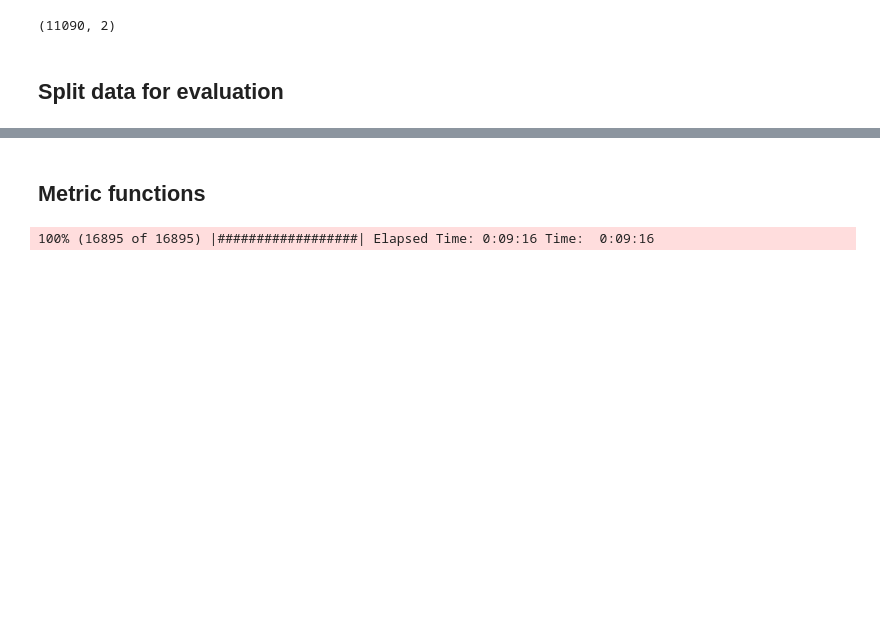
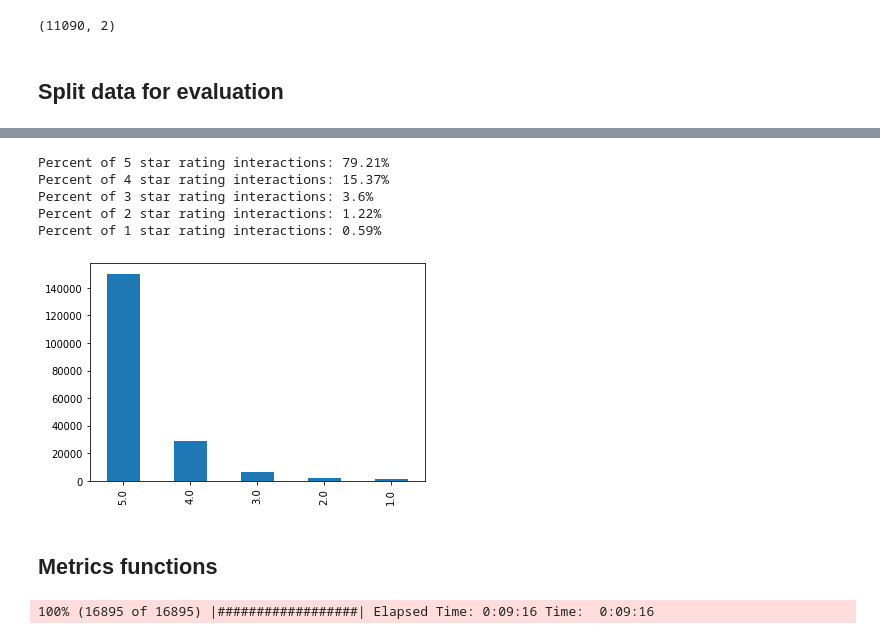
Before and after one commit to CaroHolt/WebMiningRecipeProject, a Jupyter notebook: code/Content Mining Overall.ipynb, the cells around one changed output, grey strips where cells are left out. Saved outputs shown, nothing was run; the diff lists cells and outputs as text; code cells hidden in the pictures; blank space fills up the shorter version.

```diff
--- a/code/Content Mining Overall.ipynb
+++ b/code/Content Mining Overall.ipynb
@@ -292,0 +330,9 @@ def get_fixed_n(uid, interactions):
+# %%
+get_rating_dist(train_split.rating)
+# %% [output]
+Percent of 5 star rating interactions: 79.21%
+Percent of 4 star rating interactions: 15.37%
+Percent of 3 star rating interactions: 3.6%
+Percent of 2 star rating interactions: 1.22%
+Percent of 1 star rating interactions: 0.59%
+[figure, added]
@@ -293,5 +366,5 @@ def get_fixed_n(uid, interactions):
 # %% [markdown]
-## Metric functions
+## Metrics functions
 # %%
 def get_relevant_recipes(uid):
     """
```
Also changed, not shown: parts of 14 cells of this notebook.
